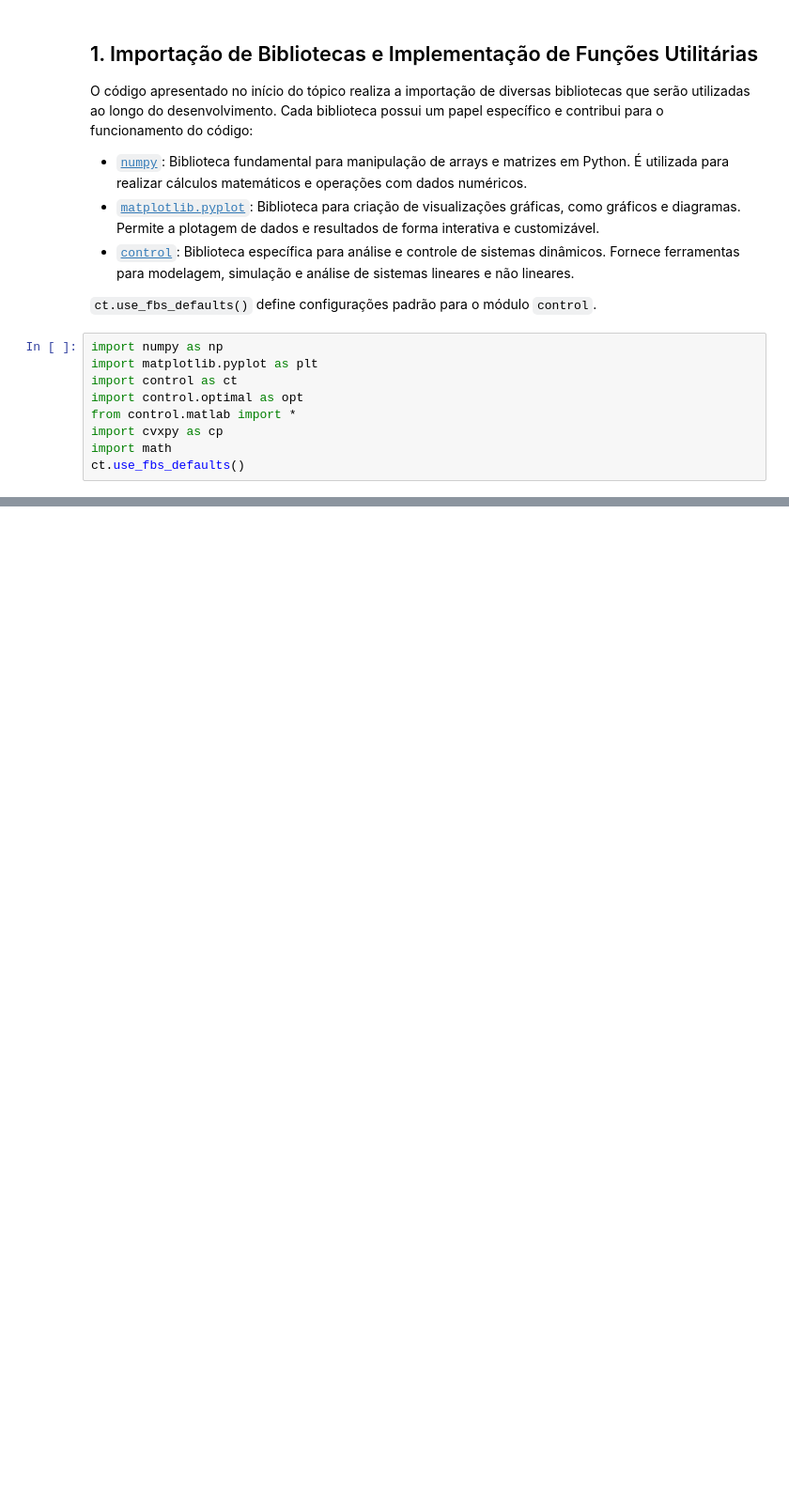
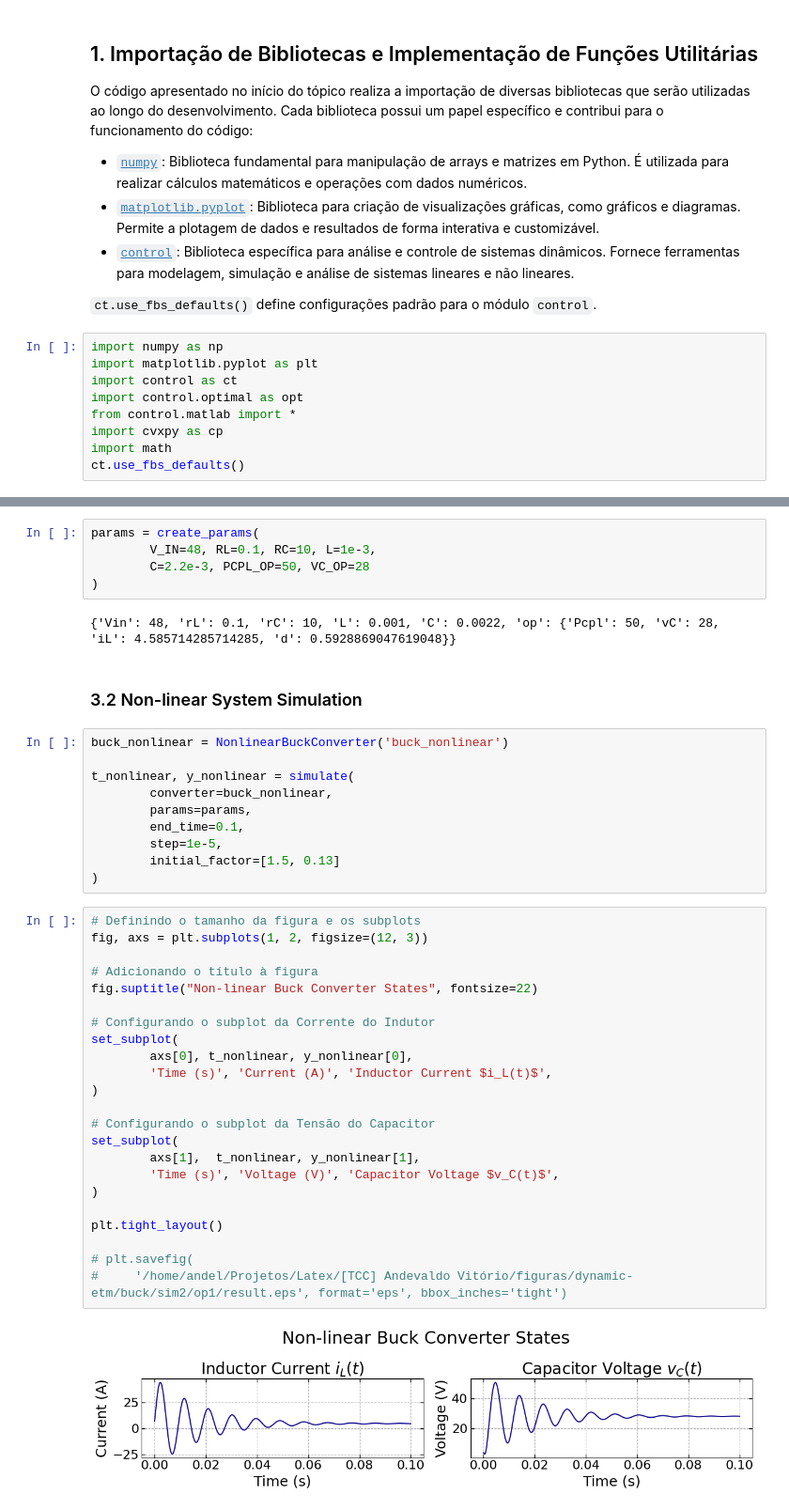
Before and after one commit to andel-vitorio/etc-for-dc-converters, a Jupyter notebook: notebooks/etc-for-buck-converter.ipynb, the cells around one changed output, grey strips where cells are left out. Shown: that part at 94% size. Saved outputs shown, nothing was run; the diff lists cells and outputs as text; blank space fills up the shorter version.

```diff
--- a/notebooks/etc-for-buck-converter.ipynb
+++ b/notebooks/etc-for-buck-converter.ipynb
@@ -932,0 +557,44 @@ plt.show()
+# %%
+params = create_params(
+		V_IN=48, RL=0.1, RC=10, L=1e-3,
+		C=2.2e-3, PCPL_OP=50, VC_OP=28
+)
+# %% [output]
+{'Vin': 48, 'rL': 0.1, 'rC': 10, 'L': 0.001, 'C': 0.0022, 'op': {'Pcpl': 50, 'vC': 28, 'iL': 4.585714285714285, 'd': 0.5928869047619048}}
+# %% [markdown]
+### 3.2 Non-linear System Simulation
+# %%
+buck_nonlinear = NonlinearBuckConverter('buck_nonlinear')
+
+t_nonlinear, y_nonlinear = simulate(
+		converter=buck_nonlinear,
+		params=params,
+		end_time=0.1,
+		step=1e-5,
+		initial_factor=[1.5, 0.13]
+)
+# %%
+# Definindo o tamanho da figura e os subplots
+fig, axs = plt.subplots(1, 2, figsize=(12, 3))
+
+# Adicionando o título à figura
+fig.suptitle("Non-linear Buck Converter States", fontsize=22)
+
+# Configurando o subplot da Corrente do Indutor
+set_subplot(
+		axs[0], t_nonlinear, y_nonlinear[0],
+		'Time (s)', 'Current (A)', 'Inductor Current $i_L(t)$',
+)
+
+# Configurando o subplot da Tensão do Capacitor
+set_subplot(
+		axs[1],  t_nonlinear, y_nonlinear[1],
+		'Time (s)', 'Voltage (V)', 'Capacitor Voltage $v_C(t)$',
+)
+
+plt.tight_layout()
+
+# plt.savefig(
+#     '/home/andel/Projetos/Latex/[TCC] Andevaldo Vitório/figuras/dynamic-etm/buck/sim2/op1/result.eps', format='eps', bbox_inches='tight')
+# %% [output]
+[figure, added]
```
Also changed, not shown: parts of 64 cells of this notebook, 5 other files.
